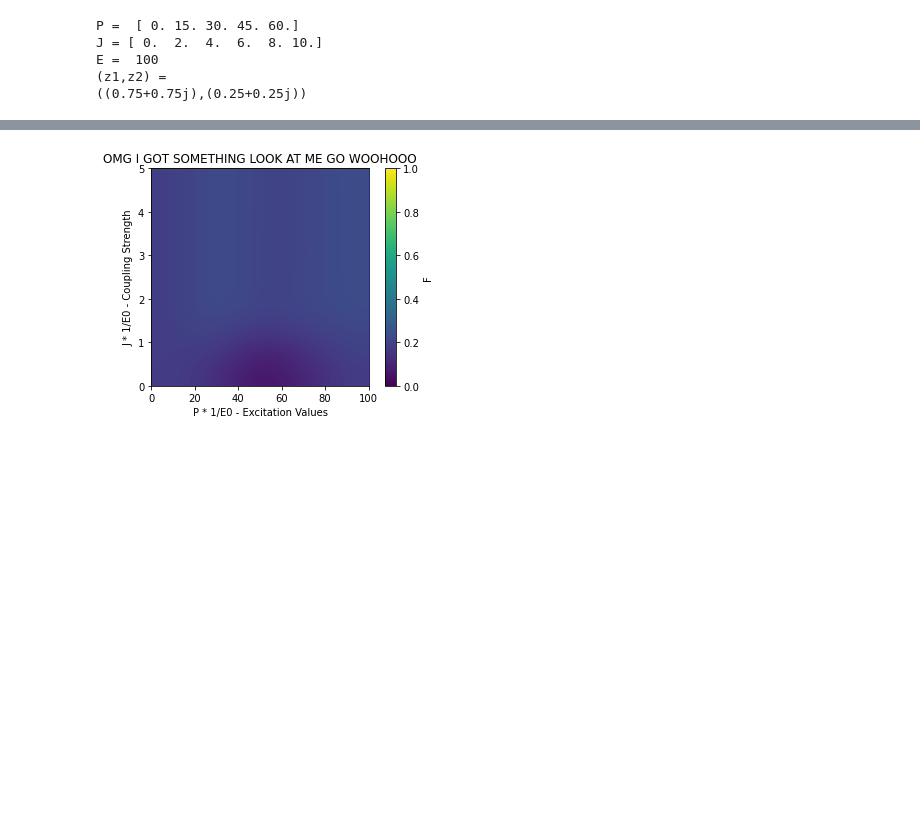
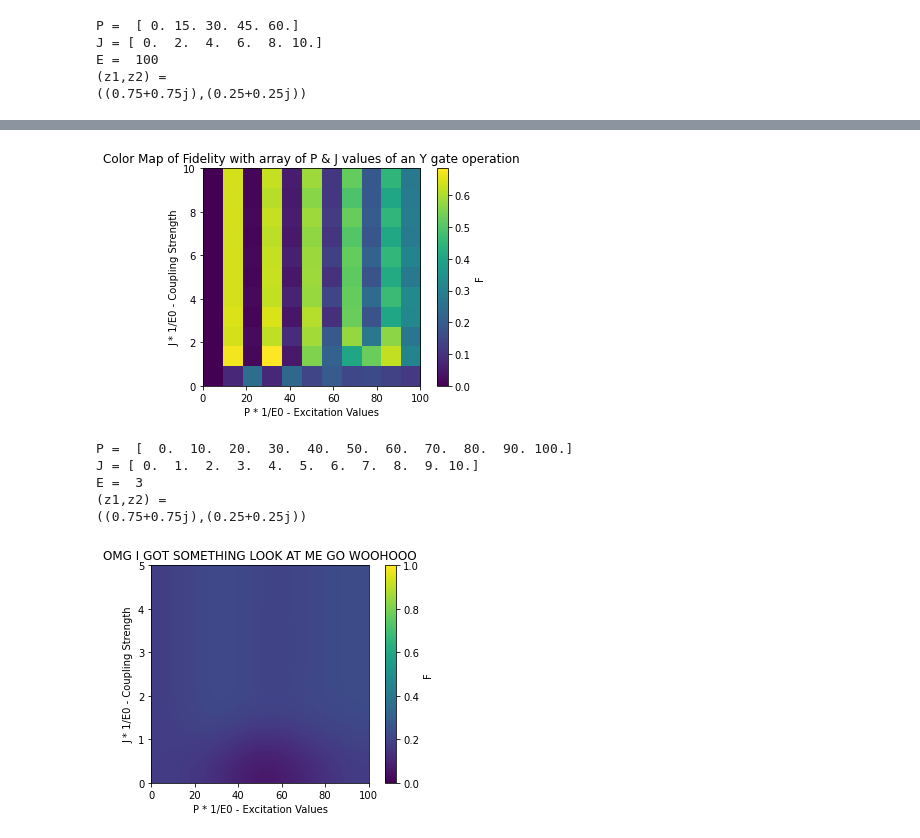
Before and after one commit to chewywookie/fyp, a Jupyter notebook: code/1_1_simplified_version-280323.ipynb, the cells around one changed output, grey strips where cells are left out. Saved outputs shown, nothing was run; the diff lists cells and outputs as text; code cells hidden in the pictures; blank space fills up the shorter version.

```diff
--- a/code/1_1_simplified_version-280323.ipynb
+++ b/code/1_1_simplified_version-280323.ipynb
@@ -707,5 +696,49 @@ E =  3
 (z1,z2) =
 ((0.75+0.75j),(0.25+0.25j))
+# %%
+'''
+finalstate(x1=0.75,y1=0.75,x2=0.25,y2=0.25,
+               Pmax=100, Jmax=5,E=3, Pdiv=5,Jdiv=5, E0=1,t=3,P=40,J=2,
+               nsteps=3000, samplesize=2000,multicase =True)
+'''
+(psi_final,lenp,lenj,P_array, J_array, ham,
+U,phi_initial,psi_initial,z1,z2,E) =finalstate(Pdiv=11,Jmax=10, Jdiv=11)
+
+
+'''
+                                density(psi_final, multicase=True)
+'''
+rho,rho_c=density(psi_final)
+
+
+F= fid(rho_c,uq=np.array([[0,-1j],[1j,0]])) #Y gate
+
+np.array([[0,1],[1,0]])
+def forceAspect(ax,aspect=1):
+    im = ax.get_images()
+    extent =  im[0].get_extent()
+    ax.set_aspect(abs((extent[1]-extent[0])/(extent[3]-extent[2]))/aspect)
+fig, ax = plt.subplots()
+X,Y = np.meshgrid(P_array,J_array)
+#ax.set_aspect('auto')
+#norm_F_array = (F_array - np.min(F_array)) / (np.max(F_array) - np.min(F_array))
+pos=ax.imshow(F, cmap='viridis',extent=[P_array[0],P_array[-1],J_array[-1],J_array[0]])
+ax.invert_yaxis()
+forceAspect(ax,aspect=1)
+ax.set_title('Color Map of Fidelity with array of P & J values of an Y gate operation')
+ax.set_xlabel('P * 1/E0 - Excitation Values')
+ax.set_ylabel("J * 1/E0 - Coupling Strength")
+cbar = plt.colorbar(pos)
+cbar.set_label(r'F')
+plt.show()
+print('\nP = ', P_array, '\nJ =',J_array,'\nE = ',E, f'\n(z1,z2) =\n({z1},{z2})')
+# %% [output]
+[figure, added]
+P =  [  0.  10.  20.  30.  40.  50.  60.  70.  80.  90. 100.]
+J = [ 0.  1.  2.  3.  4.  5.  6.  7.  8.  9. 10.]
+E =  3
+(z1,z2) =
+((0.75+0.75j),(0.25+0.25j))
 # %%
 from matplotlib.animation import PillowWriter
 # %%
```
Also changed, not shown: parts of 8 cells of this notebook.
